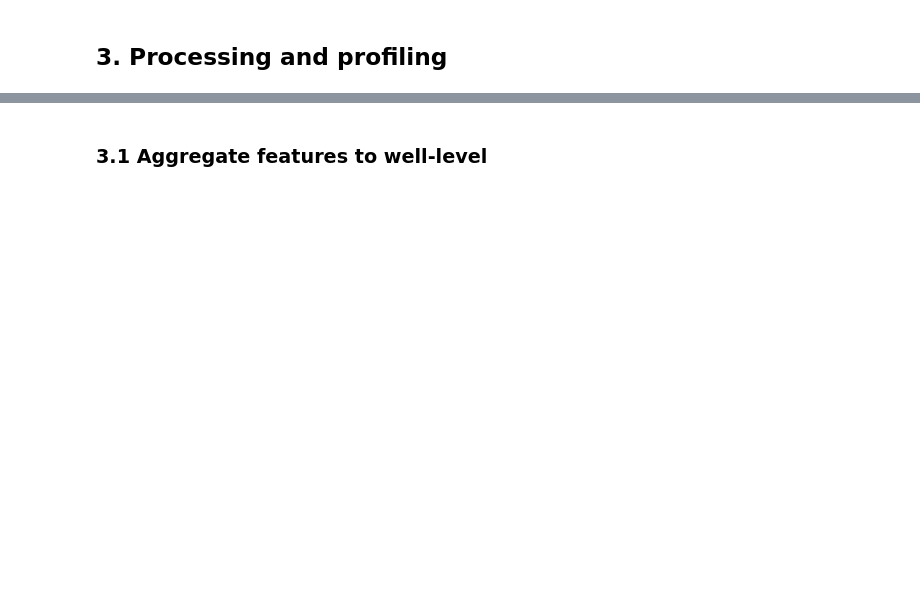
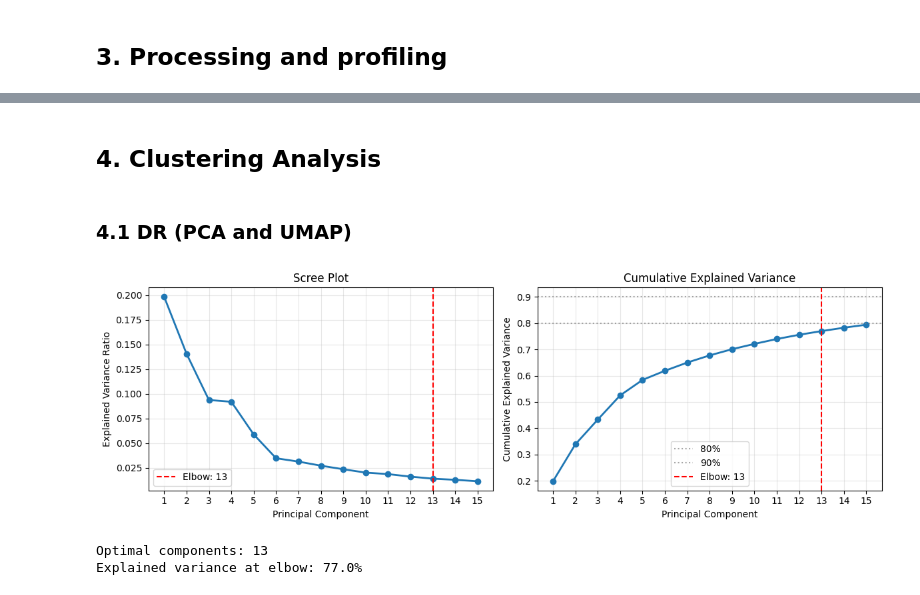
Before and after one commit to broadinstitute/2025_varchamp_snakemake, a Jupyter notebook: 3.downstream_analyses/scripts/5_aggregate_well_profiles.ipynb, the cells around one changed output, grey strips where cells are left out. Drawn from its saved outputs; the diff is of its cells as text; code cells hidden in the pictures; blank space fills up the shorter version.

```diff
--- a/3.downstream_analyses/scripts/5_aggregate_well_profiles.ipynb
+++ b/3.downstream_analyses/scripts/5_aggregate_well_profiles.ipynb
@@ -212,2 +520,2 @@ misloc_allele_cell_profile_df.shape
 # %% [markdown]
-### 3.1 Aggregate features to well-level
+## 4. Clustering Analysis
@@ -300,0 +547,2 @@ misloc_allele_well_profile_no_corr_df = inverse_normal_transform(misloc_allele_w
+# %% [markdown]
+### 4.1 DR (PCA and UMAP)
@@ -301 +560,55 @@ misloc_allele_well_profile_no_corr_df = inverse_normal_transform(misloc_allele_w
+# %%
+# Perform PCA
+pca = PCA()
+pca_result = pca.fit_transform(df)
+
+# Calculate variances
+explained_variance_ratio = pca.explained_variance_ratio_
+cumulative_variance = np.cumsum(explained_variance_ratio)
+
+# Find elbow point using KneeLocator
+knee_locator = KneeLocator(
+    range(1, len(explained_variance_ratio)+1),
+    explained_variance_ratio,
+    curve='convex',
+    direction='decreasing'
+)
+optimal_components = knee_locator.knee
+
+# Plot results
+fig, (ax1, ax2) = plt.subplots(1, 2, figsize=(12, 4))
+
+# Scree plot
+n_show = min(15, len(explained_variance_ratio))
+ax1.plot(range(1, n_show + 1), explained_variance_ratio[:n_show], 'o-', linewidth=2)
+ax1.axvline(x=optimal_components, color='red', linestyle='--', label=f'Elbow: {optimal_components}')
+ax1.set_xlabel('Principal Component')
+ax1.set_ylabel('Explained Variance Ratio')
+ax1.set_title('Scree Plot')
+ax1.set_xticks(range(1, n_show + 1))
+ax1.legend()
+ax1.grid(True, alpha=0.3)
+
+# Cumulative variance plot
+ax2.plot(range(1, n_show + 1), cumulative_variance[:n_show], 'o-', linewidth=2)
+ax2.axhline(y=0.8, color='gray', linestyle=':', alpha=0.7, label='80%')
+ax2.axhline(y=0.9, color='gray', linestyle=':', alpha=0.7, label='90%')
+ax2.axvline(x=optimal_components, color='red', linestyle='--', label=f'Elbow: {optimal_components}')
+ax2.set_xlabel('Principal Component')
+ax2.set_ylabel('Cumulative Explained Variance')
+ax2.set_title('Cumulative Explained Variance')
+ax2.set_xticks(range(1, n_show + 1))
+ax2.legend()
+ax2.grid(True, alpha=0.3)
+
+plt.tight_layout()
+plt.show()
+
+# Results
+print(f"Optimal components: {optimal_components}")
+print(f"Explained variance at elbow: {cumulative_variance[optimal_components-1]:.1%}")
+# %% [output]
+[figure, added]
+Optimal components: 13
+Explained variance at elbow: 77.0%
 # %%
```
Also changed, not shown: parts of 58 cells of this notebook, 21 other files.
